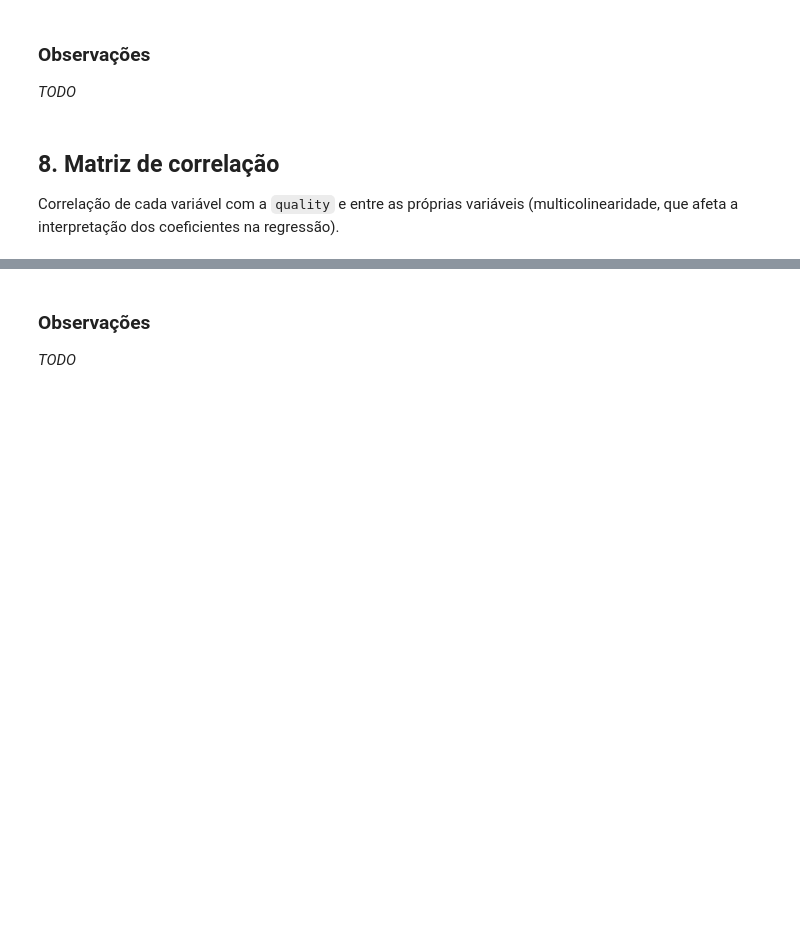
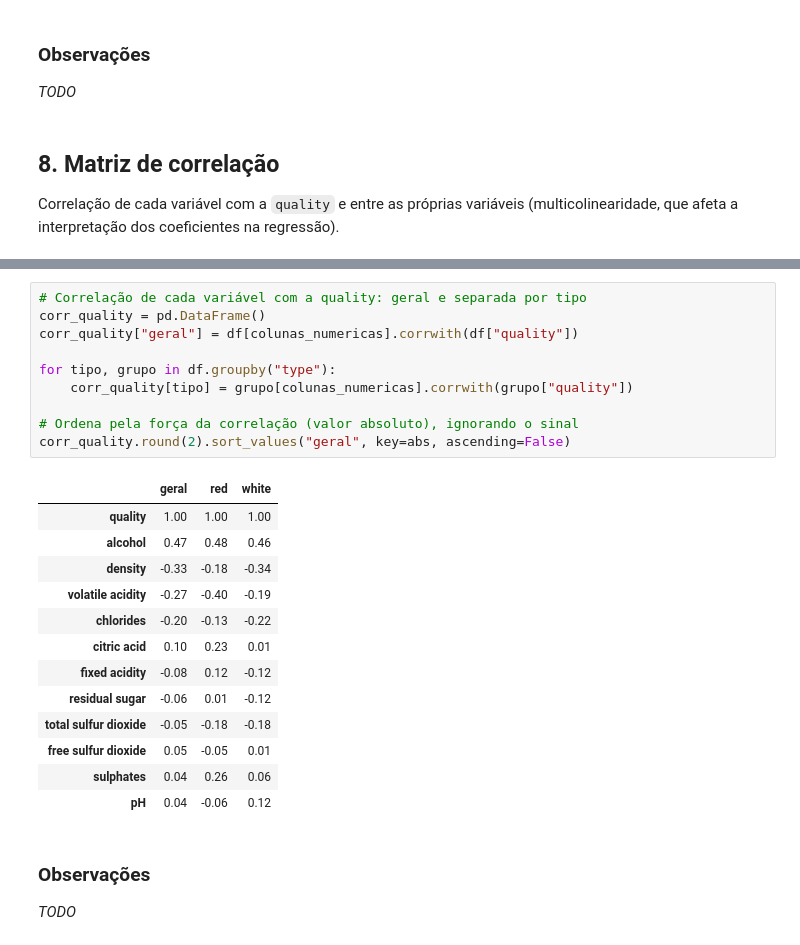
Before and after one commit to JoaoAugustoTopanotti/wine-quality-predictions, a Jupyter notebook: notebooks/exploratory_analisys.ipynb, the cells around one changed output, grey strips where cells are left out. Drawn from its saved outputs; the diff is of its cells as text; blank space fills up the shorter version.

```diff
--- a/notebooks/exploratory_analisys.ipynb
+++ b/notebooks/exploratory_analisys.ipynb
@@ -299,3 +351,27 @@ Correlação de cada variável com a `quality` e entre as próprias variáveis
+# %%
+# Correlação de cada variável com a quality: geral e separada por tipo
+corr_quality = pd.DataFrame()
+corr_quality["geral"] = df[colunas_numericas].corrwith(df["quality"])
+
+for tipo, grupo in df.groupby("type"):
+    corr_quality[tipo] = grupo[colunas_numericas].corrwith(grupo["quality"])
+
+# Ordena pela força da correlação (valor absoluto), ignorando o sinal
+corr_quality.round(2).sort_values("geral", key=abs, ascending=False)
+# %% [output]
+|  | geral | red | white |
+| quality | 1.00 | 1.00 | 1.00 |
+| alcohol | 0.47 | 0.48 | 0.46 |
+| density | -0.33 | -0.18 | -0.34 |
+| volatile acidity | -0.27 | -0.40 | -0.19 |
+| chlorides | -0.20 | -0.13 | -0.22 |
+| citric acid | 0.10 | 0.23 | 0.01 |
+| fixed acidity | -0.08 | 0.12 | -0.12 |
+| residual sugar | -0.06 | 0.01 | -0.12 |
+| total sulfur dioxide | -0.05 | -0.18 | -0.18 |
+| free sulfur dioxide | 0.05 | -0.05 | 0.01 |
+| sulphates | 0.04 | 0.26 | 0.06 |
+| pH | 0.04 | -0.06 | 0.12 |
 # %% [markdown]
 ### Observações
 
```
Also changed, not shown: parts of 5 cells of this notebook.
